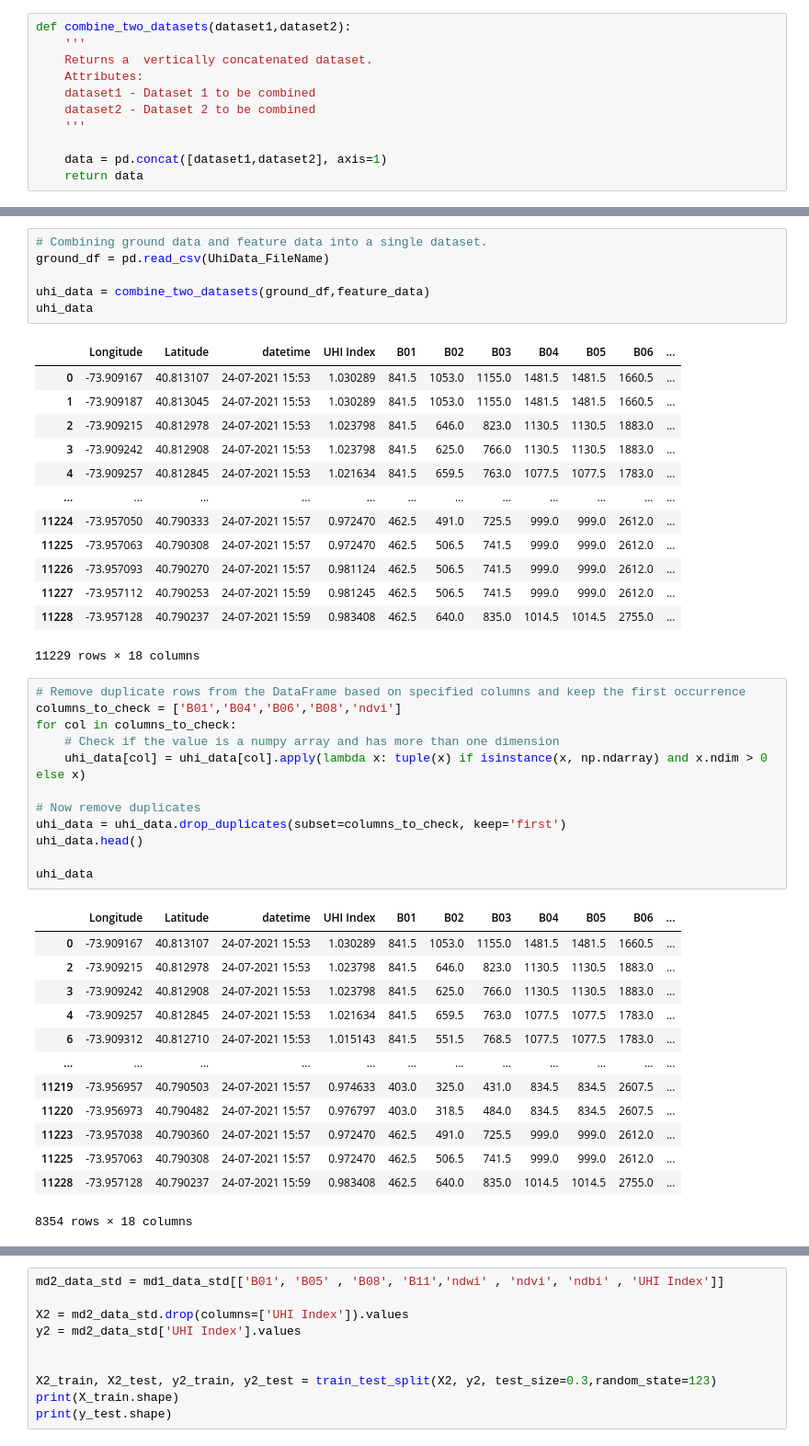
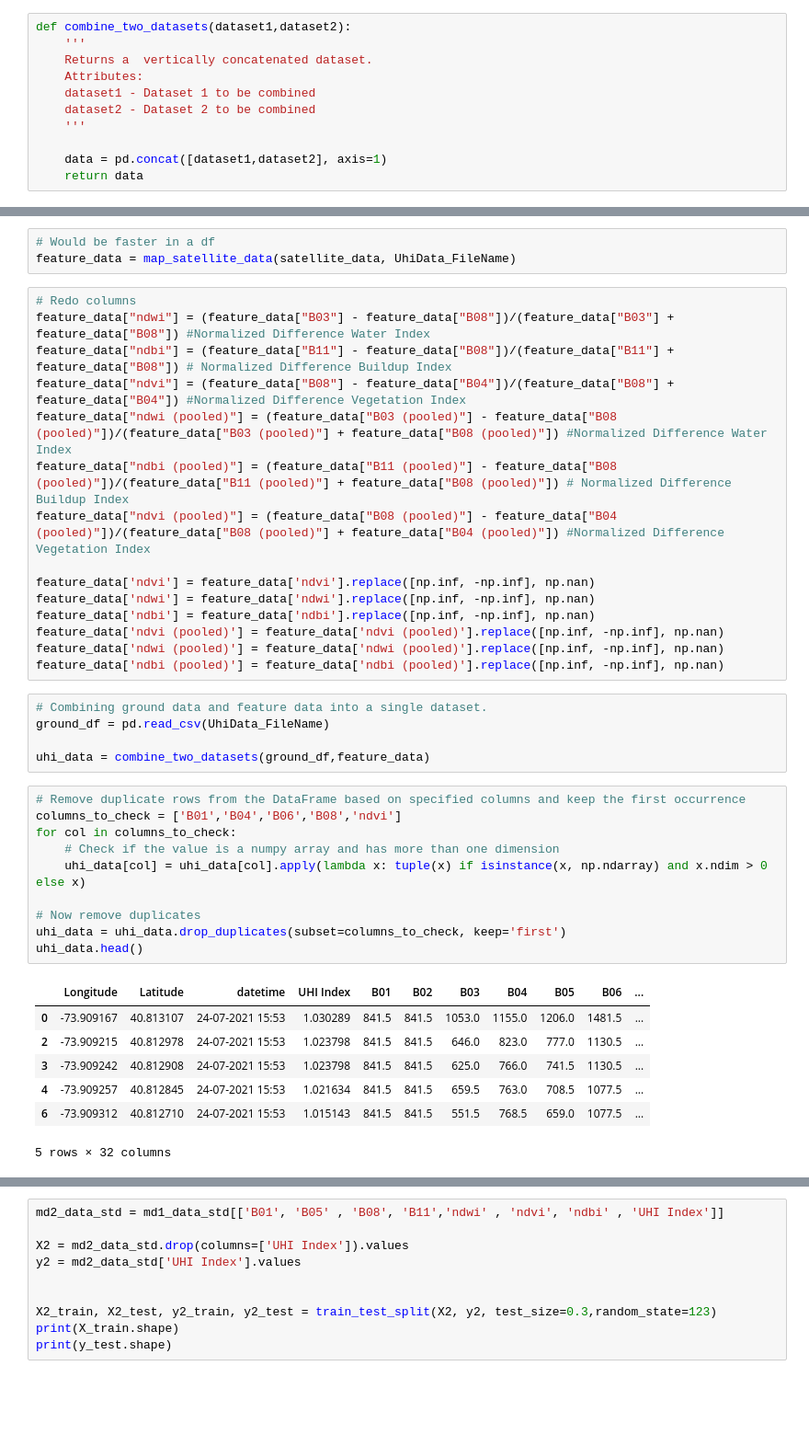
Before and after one commit to IniabasiEkpenyong/UrbanHeatIsland_predictor, a Jupyter notebook: Code/NN_Benchmark.ipynb, the cells around one changed output, grey strips where cells are left out. Shown at 92% size. Drawn from its saved outputs; the diff is of its cells as text; blank space fills up the shorter version.

```diff
--- a/Code/NN_Benchmark.ipynb
+++ b/Code/NN_Benchmark.ipynb
@@ -248,47 +127,42 @@ def combine_two_datasets(dataset1,dataset2):
+# %%
+# Would be faster in a df
+feature_data = map_satellite_data(satellite_data, UhiData_FileName)
+# %%
+# Redo columns
+feature_data["ndwi"] = (feature_data["B03"] - feature_data["B08"])/(feature_data["B03"] + feature_data["B08"]) #Normalized Difference Water Index
+feature_data["ndbi"] = (feature_data["B11"] - feature_data["B08"])/(feature_data["B11"] + feature_data["B08"]) # Normalized Difference Buildup Index
+feature_data["ndvi"] = (feature_data["B08"] - feature_data["B04"])/(feature_data["B08"] + feature_data["B04"]) #Normalized Difference Vegetation Index
+feature_data["ndwi (pooled)"] = (feature_data["B03 (pooled)"] - feature_data["B08 (pooled)"])/(feature_data["B03 (pooled)"] + feature_data["B08 (pooled)"]) #Normalized Difference Water Index
+feature_data["ndbi (pooled)"] = (feature_data["B11 (pooled)"] - feature_data["B08 (pooled)"])/(feature_data["B11 (pooled)"] + feature_data["B08 (pooled)"]) # Normalized Difference Buildup Index
+feature_data["ndvi (pooled)"] = (feature_data["B08 (pooled)"] - feature_data["B04 (pooled)"])/(feature_data["B08 (pooled)"] + feature_data["B04 (pooled)"]) #Normalized Difference Vegetation Index
+
+feature_data['ndvi'] = feature_data['ndvi'].replace([np.inf, -np.inf], np.nan)
+feature_data['ndwi'] = feature_data['ndwi'].replace([np.inf, -np.inf], np.nan)
+feature_data['ndbi'] = feature_data['ndbi'].replace([np.inf, -np.inf], np.nan)
+feature_data['ndvi (pooled)'] = feature_data['ndvi (pooled)'].replace([np.inf, -np.inf], np.nan)
+feature_data['ndwi (pooled)'] = feature_data['ndwi (pooled)'].replace([np.inf, -np.inf], np.nan)
+feature_data['ndbi (pooled)'] = feature_data['ndbi (pooled)'].replace([np.inf, -np.inf], np.nan)
 # %%
 # Combining ground data and feature data into a single dataset.
 ground_df = pd.read_csv(UhiData_FileName)
 
 uhi_data = combine_two_datasets(ground_df,feature_data)
-uhi_data
-# %% [output]
-|  | Longitude | Latitude | datetime | UHI Index | B01 | B02 | B03 | B04 | B05 | B06 | ... |
-| 0 | -73.909167 | 40.813107 | 24-07-2021 15:53 | 1.030289 | 841.5 | 1053.0 | 1155.0 | 1481.5 | 1481.5 | 1660.5 | ... |
-| 1 | -73.909187 | 40.813045 | 24-07-2021 15:53 | 1.030289 | 841.5 | 1053.0 | 1155.0 | 1481.5 | 1481.5 | 1660.5 | ... |
-| 2 | -73.909215 | 40.812978 | 24-07-2021 15:53 | 1.023798 | 841.5 | 646.0 | 823.0 | 1130.5 | 1130.5 | 1883.0 | ... |
-| 3 | -73.909242 | 40.812908 | 24-07-2021 15:53 | 1.023798 | 841.5 | 625.0 | 766.0 | 1130.5 | 1130.5 | 1883.0 | ... |
-| 4 | -73.909257 | 40.812845 | 24-07-2021 15:53 | 1.021634 | 841.5 | 659.5 | 763.0 | 1077.5 | 1077.5 | 1783.0 | ... |
-| ... | ... | ... | ... | ... | ... | ... | ... | ... | ... | ... | ... |
-| 11224 | -73.957050 | 40.790333 | 24-07-2021 15:57 | 0.972470 | 462.5 | 491.0 | 725.5 | 999.0 | 999.0 | 2612.0 | ... |
-| 11225 | -73.957063 | 40.790308 | 24-07-2021 15:57 | 0.972470 | 462.5 | 506.5 | 741.5 | 999.0 | 999.0 | 2612.0 | ... |
-| 11226 | -73.957093 | 40.790270 | 24-07-2021 15:57 | 0.981124 | 462.5 | 506.5 | 741.5 | 999.0 | 999.0 | 2612.0 | ... |
-| 11227 | -73.957112 | 40.790253 | 24-07-2021 15:59 | 0.981245 | 462.5 | 506.5 | 741.5 | 999.0 | 999.0 | 2612.0 | ... |
-| 11228 | -73.957128 | 40.790237 | 24-07-2021 15:59 | 0.983408 | 462.5 | 640.0 | 835.0 | 1014.5 | 1014.5 | 2755.0 | ... |
-11229 rows × 18 columns
 # %%
 # Remove duplicate rows from the DataFrame based on specified columns and keep the first occurrence
 columns_to_check = ['B01','B04','B06','B08','ndvi']
 for col in columns_to_check:
     # Check if the value is a numpy array and has more than one dimension
     uhi_data[col] = uhi_data[col].apply(lambda x: tuple(x) if isinstance(x, np.ndarray) and x.ndim > 0 else x)
 
 # Now remove duplicates
 uhi_data = uhi_data.drop_duplicates(subset=columns_to_check, keep='first')
 uhi_data.head()
-
-uhi_data
 # %% [output]
 |  | Longitude | Latitude | datetime | UHI Index | B01 | B02 | B03 | B04 | B05 | B06 | ... |
-| 0 | -73.909167 | 40.813107 | 24-07-2021 15:53 | 1.030289 | 841.5 | 1053.0 | 1155.0 | 1481.5 | 1481.5 | 1660.5 | ... |
-| 2 | -73.909215 | 40.812978 | 24-07-2021 15:53 | 1.023798 | 841.5 | 646.0 | 823.0 | 1130.5 | 1130.5 | 1883.0 | ... |
-| 3 | -73.909242 | 40.812908 | 24-07-2021 15:53 | 1.023798 | 841.5 | 625.0 | 766.0 | 1130.5 | 1130.5 | 1883.0 | ... |
-| 4 | -73.909257 | 40.812845 | 24-07-2021 15:53 | 1.021634 | 841.5 | 659.5 | 763.0 | 1077.5 | 1077.5 | 1783.0 | ... |
-| 6 | -73.909312 | 40.812710 | 24-07-2021 15:53 | 1.015143 | 841.5 | 551.5 | 768.5 | 1077.5 | 1077.5 | 1783.0 | ... |
-| ... | ... | ... | ... | ... | ... | ... | ... | ... | ... | ... | ... |
-| 11219 | -73.956957 | 40.790503 | 24-07-2021 15:57 | 0.974633 | 403.0 | 325.0 | 431.0 | 834.5 | 834.5 | 2607.5 | ... |
-| 11220 | -73.956973 | 40.790482 | 24-07-2021 15:57 | 0.976797 | 403.0 | 318.5 | 484.0 | 834.5 | 834.5 | 2607.5 | ... |
-| 11223 | -73.957038 | 40.790360 | 24-07-2021 15:57 | 0.972470 | 462.5 | 491.0 | 725.5 | 999.0 | 999.0 | 2612.0 | ... |
-| 11225 | -73.957063 | 40.790308 | 24-07-2021 15:57 | 0.972470 | 462.5 | 506.5 | 741.5 | 999.0 | 999.0 | 2612.0 | ... |
-| 11228 | -73.957128 | 40.790237 | 24-07-2021 15:59 | 0.983408 | 462.5 | 640.0 | 835.0 | 1014.5 | 1014.5 | 2755.0 | ... |
+| 0 | -73.909167 | 40.813107 | 24-07-2021 15:53 | 1.030289 | 841.5 | 841.5 | 1053.0 | 1155.0 | 1206.0 | 1481.5 | ... |
+| 2 | -73.909215 | 40.812978 | 24-07-2021 15:53 | 1.023798 | 841.5 | 841.5 | 646.0 | 823.0 | 777.0 | 1130.5 | ... |
+| 3 | -73.909242 | 40.812908 | 24-07-2021 15:53 | 1.023798 | 841.5 | 841.5 | 625.0 | 766.0 | 741.5 | 1130.5 | ... |
+| 4 | -73.909257 | 40.812845 | 24-07-2021 15:53 | 1.021634 | 841.5 | 841.5 | 659.5 | 763.0 | 708.5 | 1077.5 | ... |
+| 6 | -73.909312 | 40.812710 | 24-07-2021 15:53 | 1.015143 | 841.5 | 841.5 | 551.5 | 768.5 | 659.0 | 1077.5 | ... |
-8354 rows × 18 columns
+5 rows × 32 columns
 # %%
```
Also changed, not shown: parts of 16 cells of this notebook.
